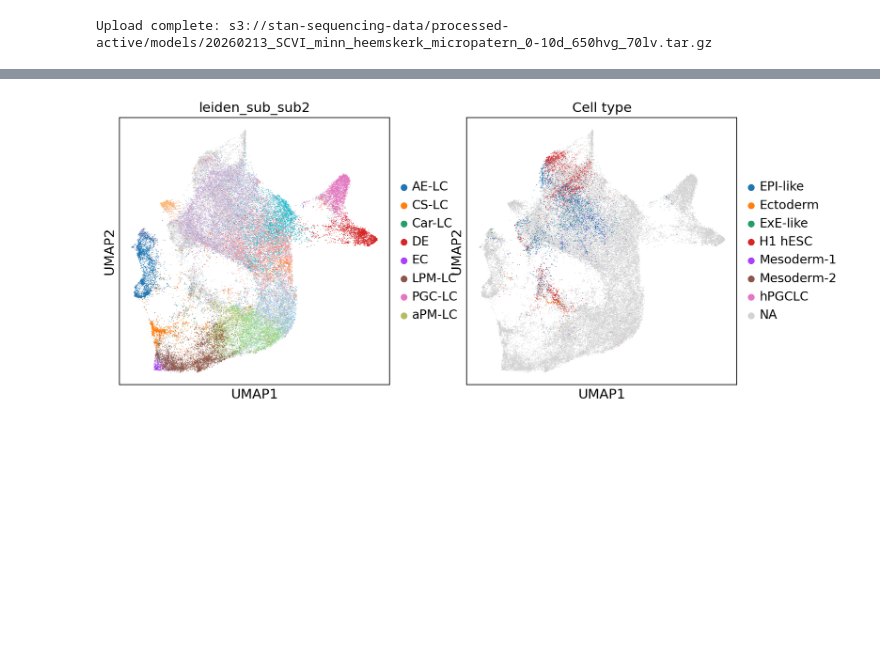
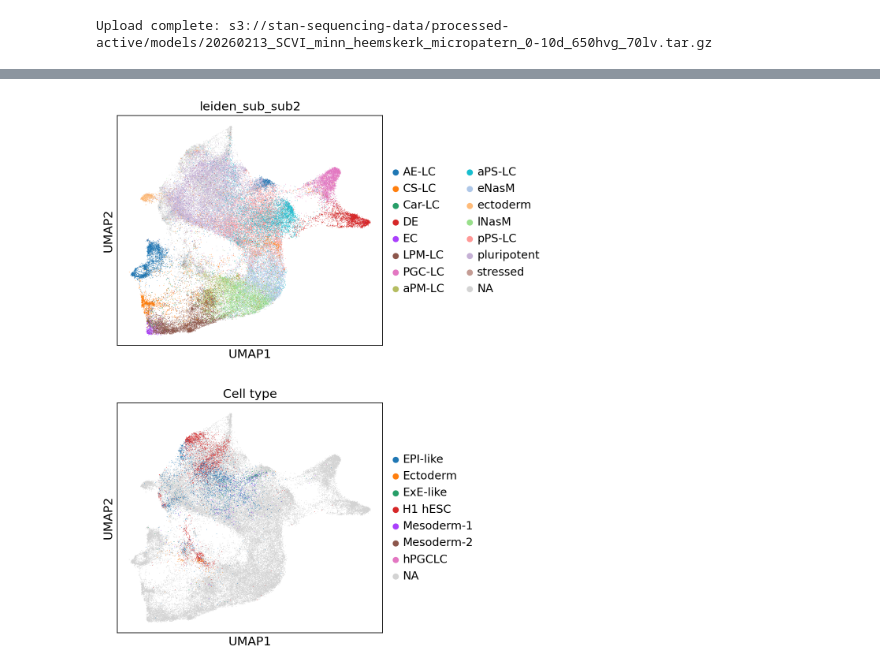
Before and after one commit to stanfish06/micropattern, a Jupyter notebook: notebooks/eda.ipynb, the cells around one changed output, grey strips where cells are left out. Cells and saved outputs as stored; diff of their text form; code cells hidden in the pictures; blank space fills up the shorter version.

```diff
--- a/notebooks/eda.ipynb
+++ b/notebooks/eda.ipynb
@@ -366,5 +403,5 @@ sc.tl.umap(adata, min_dist=0.01, random_state=0)
 # %%
-sc.pl.umap(adata, color=["leiden_sub_sub2", "Cell type"])
+sc.pl.umap(adata, color=["leiden_sub_sub2", "Cell type"], ncols=1)
 # %% [output]
-[figure, old version]
+[figure, new version]
 # %%
```
Also changed, not shown: parts of 9 cells of this notebook, 3 other files.
